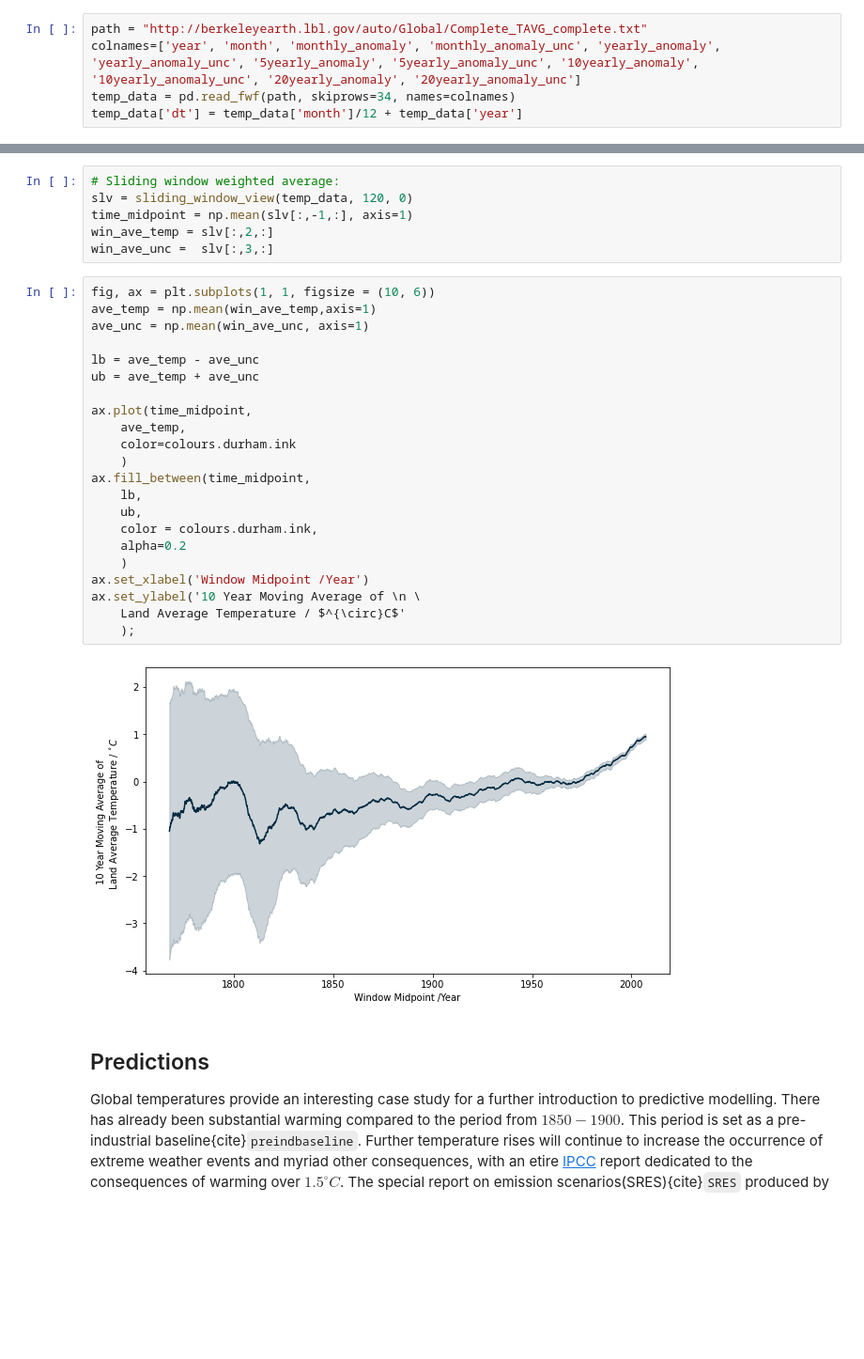
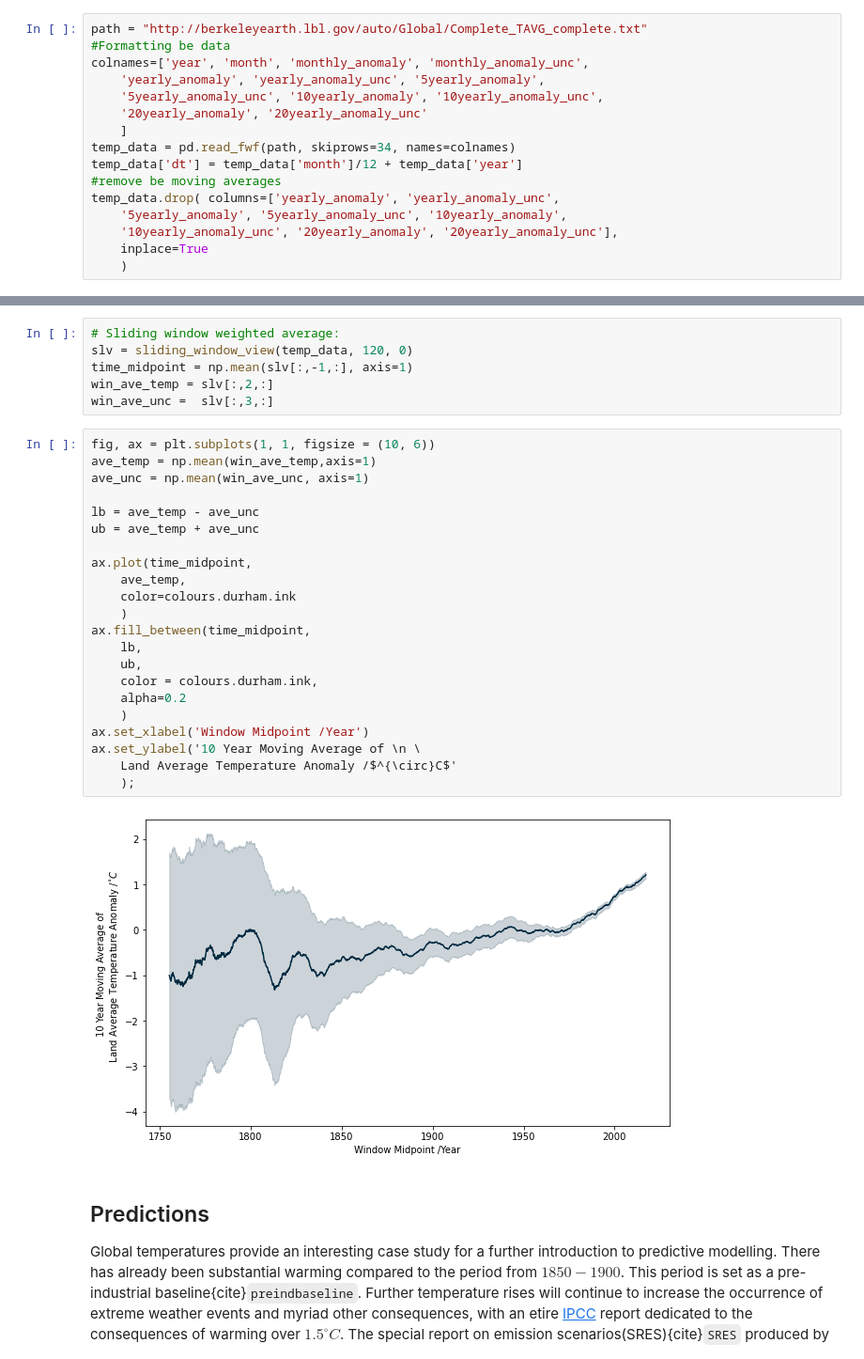
Before and after one commit to seancraven/CDS_book, a Jupyter notebook: Chapter_2/baysian.ipynb, the cells around one changed output, grey strips where cells are left out. Shown at 94% size. Drawn from its saved outputs; the diff is of its cells as text; blank space fills up the shorter version.

```diff
--- a/Chapter_2/baysian.ipynb
+++ b/Chapter_2/baysian.ipynb
@@ -15,8 +16,19 @@ The temperature data has missing fields as with the global $CO_2$ data. Further,
 # %%
 path = "http://berkeleyearth.lbl.gov/auto/Global/Complete_TAVG_complete.txt"
-colnames=['year', 'month', 'monthly_anomaly', 'monthly_anomaly_unc', 'yearly_anomaly', 'yearly_anomaly_unc', '5yearly_anomaly', '5yearly_anomaly_unc', '10yearly_anomaly', '10yearly_anomaly_unc', '20yearly_anomaly', '20yearly_anomaly_unc']
+#Formatting be data
+colnames=['year', 'month', 'monthly_anomaly', 'monthly_anomaly_unc',
+    'yearly_anomaly', 'yearly_anomaly_unc', '5yearly_anomaly',
+    '5yearly_anomaly_unc', '10yearly_anomaly', '10yearly_anomaly_unc',
+    '20yearly_anomaly', '20yearly_anomaly_unc'
+    ]
 temp_data = pd.read_fwf(path, skiprows=34, names=colnames)
 temp_data['dt'] = temp_data['month']/12 + temp_data['year']
+#remove be moving averages
+temp_data.drop( columns=['yearly_anomaly', 'yearly_anomaly_unc',
+    '5yearly_anomaly', '5yearly_anomaly_unc', '10yearly_anomaly',
+    '10yearly_anomaly_unc', '20yearly_anomaly', '20yearly_anomaly_unc'],
+    inplace=True
+    )
 # %%
 # Format date
 null_sum = (temp_data.isna()).values.sum(axis=0)
@@ -53,27 +55,27 @@ win_ave_unc =  slv[:,3,:]
 # %%
 fig, ax = plt.subplots(1, 1, figsize = (10, 6))
 ave_temp = np.mean(win_ave_temp,axis=1)
 ave_unc = np.mean(win_ave_unc, axis=1)
 
 lb = ave_temp - ave_unc
 ub = ave_temp + ave_unc
 
 ax.plot(time_midpoint,
     ave_temp,
     color=colours.durham.ink
     )
 ax.fill_between(time_midpoint,
     lb,
     ub,
     color = colours.durham.ink,
     alpha=0.2
     )
 ax.set_xlabel('Window Midpoint /Year')
 ax.set_ylabel('10 Year Moving Average of \n \
-    Land Average Temperature / $^{\circ}C$'
+    Land Average Temperature Anomaly /$^{\circ}C$'
     );
 # %% [output]
-[figure, old version]
+[figure, new version]
 # %% [markdown]
 ## Predictions
 Global temperatures provide an interesting case study for a further introduction to predictive modelling. There has already been substantial warming compared to the period from $1850-1900$. This period is set as a pre-industrial baseline{cite}`preindbaseline`. Further temperature rises will continue to increase the occurrence of extreme weather events and myriad other consequences, with an etire [IPCC](https://www.ipcc.ch/sr15/) report dedicated to the consequences of warming over $1.5^\circ C$. The special report on emission scenarios(SRES){cite}`SRES` produced by the IPCC in 2000, details multiple families of emission scenarios with their associated warming.
```
Also changed, not shown: parts of 11 cells of this notebook, 54 other files.
